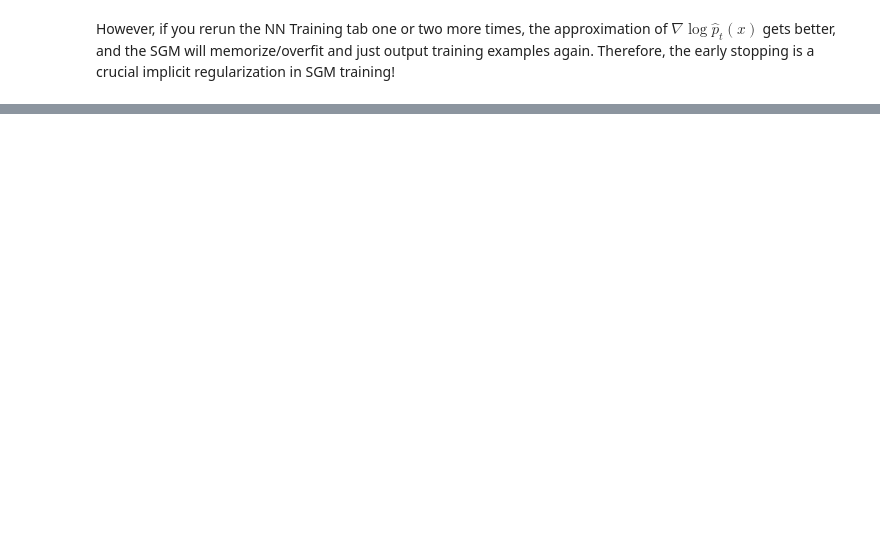
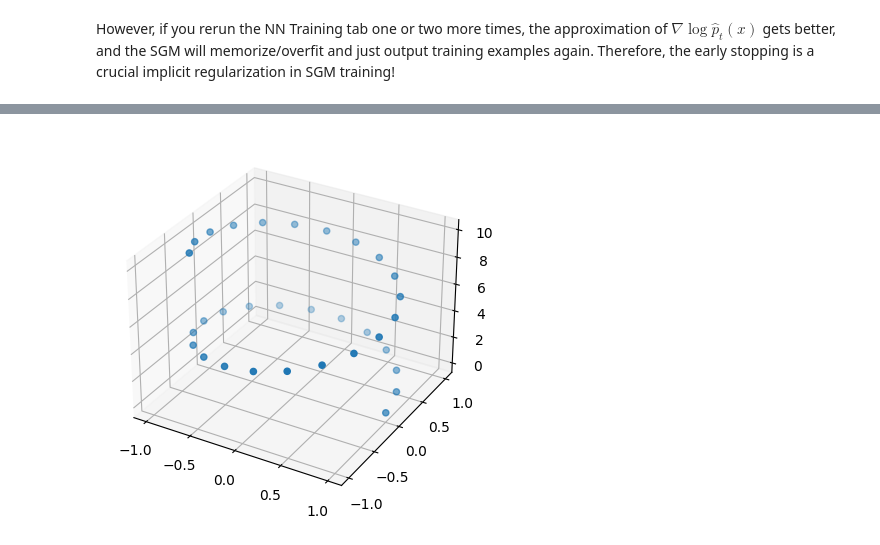
Before and after one commit to maguerrap/CEMRACS2023, a Jupyter notebook: 3-SGM_introduction.ipynb, the cells around one changed output, grey strips where cells are left out. Saved outputs shown, nothing was run; the diff lists cells and outputs as text; code cells hidden in the pictures; blank space fills up the shorter version.

```diff
--- a/3-SGM_introduction.ipynb
+++ b/3-SGM_introduction.ipynb
@@ -467,0 +480,23 @@ However, if you rerun the NN Training tab one or two more times, the approximati
+# %%
+def sample_helix(x: jax.Array) -> jax.Array:
+    """
+    3 dimensional sample
+
+    N_samples: Number of samples
+    Returns a (N_samples, 3) array of samples
+    """
+    alphas = jnp.linspace(0, 10, J)
+    xs = jnp.cos(alphas)
+    ys = jnp.sin(alphas)
+    #zs = alphas
+    mf = jnp.stack([xs, ys, alphas], axis=1)
+    return mf
+# %%
+J = 32
+mf = sample_helix(J)
+fig = plt.figure()
+ax = fig.add_subplot(projection='3d')
+ax.scatter(mf[:,0], mf[:,1], mf[:,2])
+plt.show()
+# %% [output]
+[figure, added]
```
Also changed, not shown: parts of 11 cells of this notebook, 2 other files.
